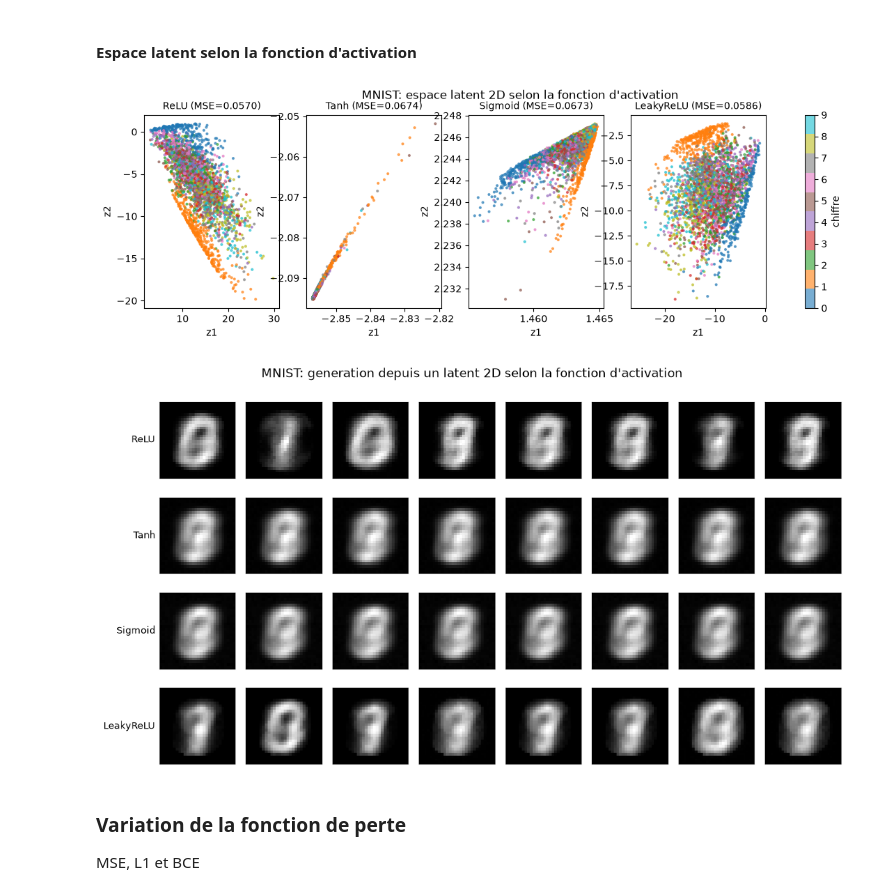
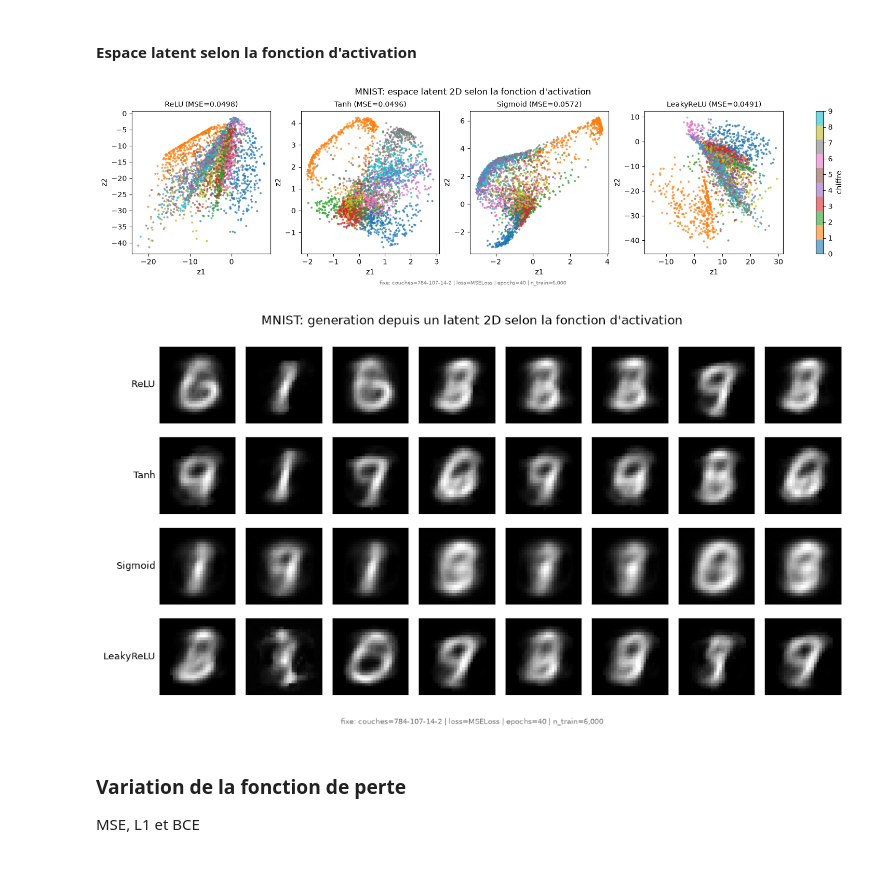
Before and after one commit to magicAyyub/unsupervised, a Jupyter notebook: notebooks/03_autoencoder.ipynb, the cells around one changed output. Drawn from its saved outputs; the diff is of its cells as text; code cells hidden in the pictures; blank space fills up the shorter version.

```diff
--- a/notebooks/03_autoencoder.ipynb
+++ b/notebooks/03_autoencoder.ipynb
@@ -17,8 +17,8 @@ torch.manual_seed(0)
 print("device:", get_device())
 
 
-EPOCHS = 15
-EPOCHS_SWEEP = 6
+EPOCHS = 40
+EPOCHS_SWEEP = 40
 BATCH_SIZE = 128
 # %% [output]
 device: cpu
@@ -244,12 +271,19 @@ for act_name, act in activations.items():
         print(f"{act_name:>5} | latent={latent_dim:>2} | MSE={report['reconstruction_mse']:.4f} "
               f"| total={report['total_compressed_bytes']:>9,} o | ratio={report['compression_ratio']:.2f}")
 
-fig, axes = plt.subplots(1, 2, figsize=(11, 4))
+# Explore ici: la dimension latente (axe x) et l'activation (legende) -> retirees de la note.
+# Les couches suivent la dimension latente, on donne donc la regle plutot qu'une taille.
+MNIST_SWEEP_CONFIG = describe_autoencoder(
+    mnist_runs[("ReLU", latent_dims[0])]["model"], n_train=len(X_tr),
+    omit=("couches", "act"), extra="couches=geomspace(784->latent, 3+3)",
+)
+
+fig, axes = plt.subplots(1, 2, figsize=(11, 4.4))
 for act_name in activations:
     pts = [r for r in mnist_results if r["activation"] == act_name]
     axes[0].plot([r["latent_dim"] for r in pts], [r["reconstruction_mse"] for r in pts], marker="o", label=act_name)
     axes[1].plot([r["total_compressed_bytes"] for r in pts], [r["reconstruction_mse"] for r in pts], marker="o", label=act_name)
 axes[0].set_xlabel("dimension latente"); axes[0].set_ylabel("MSE"); axes[0].set_title("Qualite vs dimension latente"); axes[0].legend()
 axes[1].set_xlabel("taille compressee totale (octets)"); axes[1].set_ylabel("MSE"); axes[1].set_title("Compromis taille / qualite"); axes[1].legend()
-plt.tight_layout(); plt.show()
+_finish_figure(fig, config=MNIST_SWEEP_CONFIG)
 # %% [output]
@@ -295,33 +333,40 @@ show_labeled_image_rows(
 # %%
 latent_viz_activations = {"ReLU": nn.ReLU, "Tanh": nn.Tanh, "Sigmoid": nn.Sigmoid, "LeakyReLU": nn.LeakyReLU}
 
 for act_name, act in latent_viz_activations.items():
     if (act_name, 2) not in mnist_runs:
         mnist_runs[(act_name, 2)] = run_autoencoder_hyperparam_experiment(
             X_tr, X_mnist_eval, 784, 2, act, EPOCHS_SWEEP
         )
 
-fig, axes = plt.subplots(1, len(latent_viz_activations), figsize=(3.6 * len(latent_viz_activations), 3.6))
+# Explore ici: l'activation (titre de chaque panneau) -> retiree de la note.
+activation_viz_config = describe_autoencoder(
+    mnist_runs[("ReLU", 2)]["model"], n_train=len(X_tr), omit=("act",)
+)
+
+fig, axes = plt.subplots(1, len(latent_viz_activations),
+                         figsize=(3.6 * len(latent_viz_activations), 3.9), layout="constrained")
 for ax, act_name in zip(axes, latent_viz_activations):
     run = mnist_runs[(act_name, 2)]
     codes = run["latent"].array
     scatter = ax.scatter(codes[:, 0], codes[:, 1], c=y_mnist_eval, cmap="tab10", s=4, alpha=0.6)
     ax.set_title(f"{act_name} (MSE={run['report']['reconstruction_mse']:.4f})", fontsize=10)
     ax.set_xlabel("z1"); ax.set_ylabel("z2")
 fig.colorbar(scatter, ax=list(axes), label="chiffre")
-fig.suptitle("MNIST: espace latent 2D selon la fonction d'activation")
-plt.show()
+_finish_figure(fig, "MNIST: espace latent 2D selon la fonction d'activation",
+               activation_viz_config, layout=False)
 
 show_labeled_image_rows(
-    [generate_from_latent(mnist_runs[(act_name, 2)]["model"], mnist_runs[(act_name, 2)]["latent"], 8, seed=1)
+    [generate_from_latent_using_gaussian(mnist_runs[(act_name, 2)]["model"], mnist_runs[(act_name, 2)]["latent"], 8, seed=1)
      for act_name in latent_viz_activations],
     MNIST_SHAPE,
     list(latent_viz_activations),
     n=8, title="MNIST: generation depuis un latent 2D selon la fonction d'activation",
+    config=activation_viz_config,
 )
 # %% [output]
-[figure, old version]
+[figure, new version]
-[figure, old version]
+[figure, new version]
 # %% [markdown]
 ### Variation de la fonction de perte
 MSE, L1 et BCE
```
Also changed, not shown: parts of 17 cells of this notebook.
